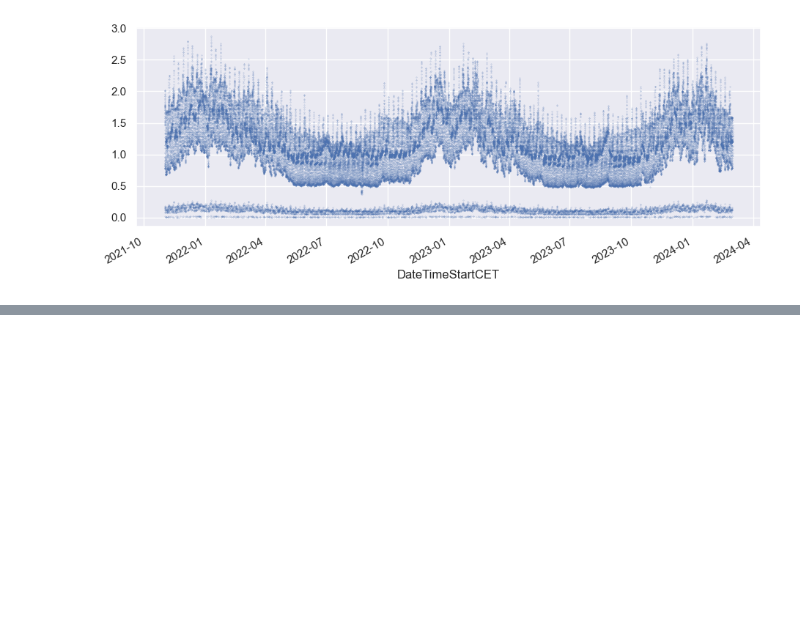
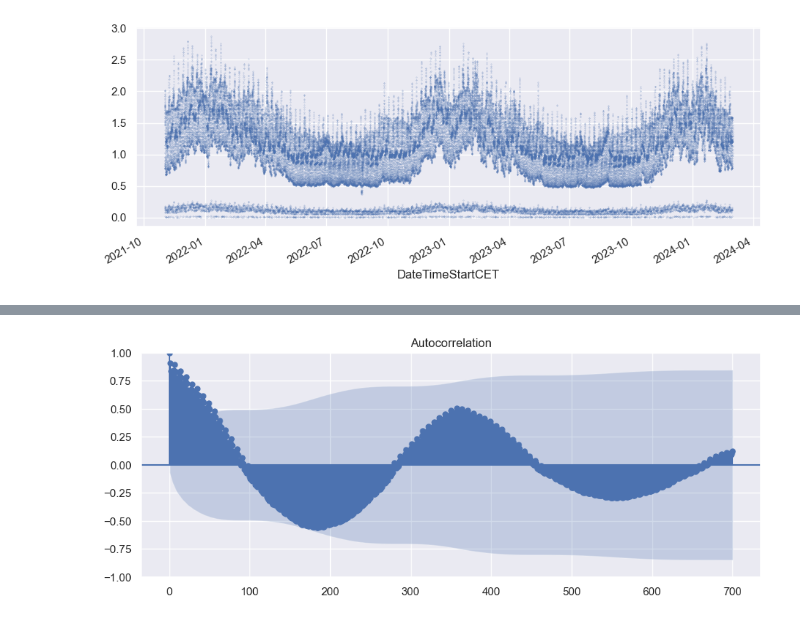
Before and after one commit to karolina-sa/Matematika-z-racunalnikom-projekt, a Jupyter notebook: analiza_casovne_vrste.ipynb, the cells around one changed output, grey strips where cells are left out. Saved outputs shown, nothing was run; the diff lists cells and outputs as text; code cells hidden in the pictures; blank space fills up the shorter version.

Commit message:
ACF za 15min in daily mean

```diff
--- a/analiza_casovne_vrste.ipynb
+++ b/analiza_casovne_vrste.ipynb
@@ -30,0 +68,8 @@ podatki['Odjem ACT'].plot(marker='.', alpha=0.5, linestyle='None', ms=0.5)
+# %%
+## povprečje po dnevih, da pogledamo bolj na letni ravni sezonskost
+podatki_daily_mean = podatki.groupby(['Day']).mean().reset_index()
+# podatki_daily_mean
+# %%
+AFT_plot_on_daily_mean = tsaplots.plot_acf(podatki_daily_mean['Odjem ACT'], lags=700)
+# %% [output]
+[figure, added]
```
Also changed, not shown: parts of 7 cells of this notebook.
